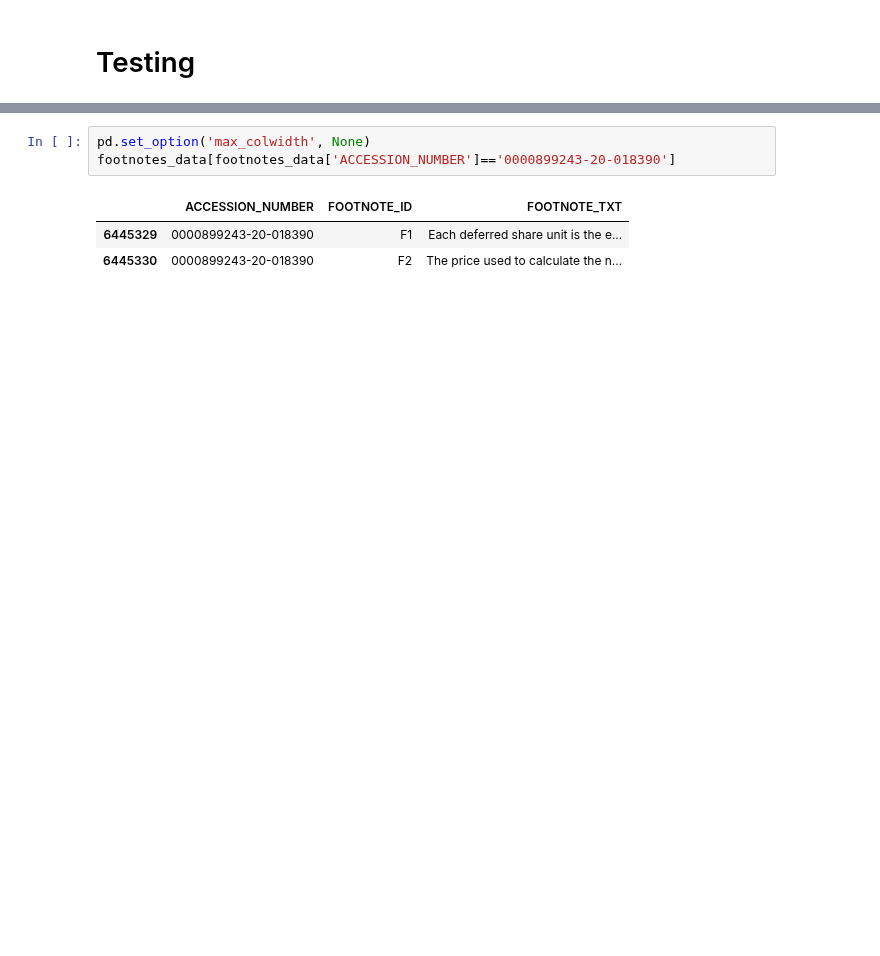
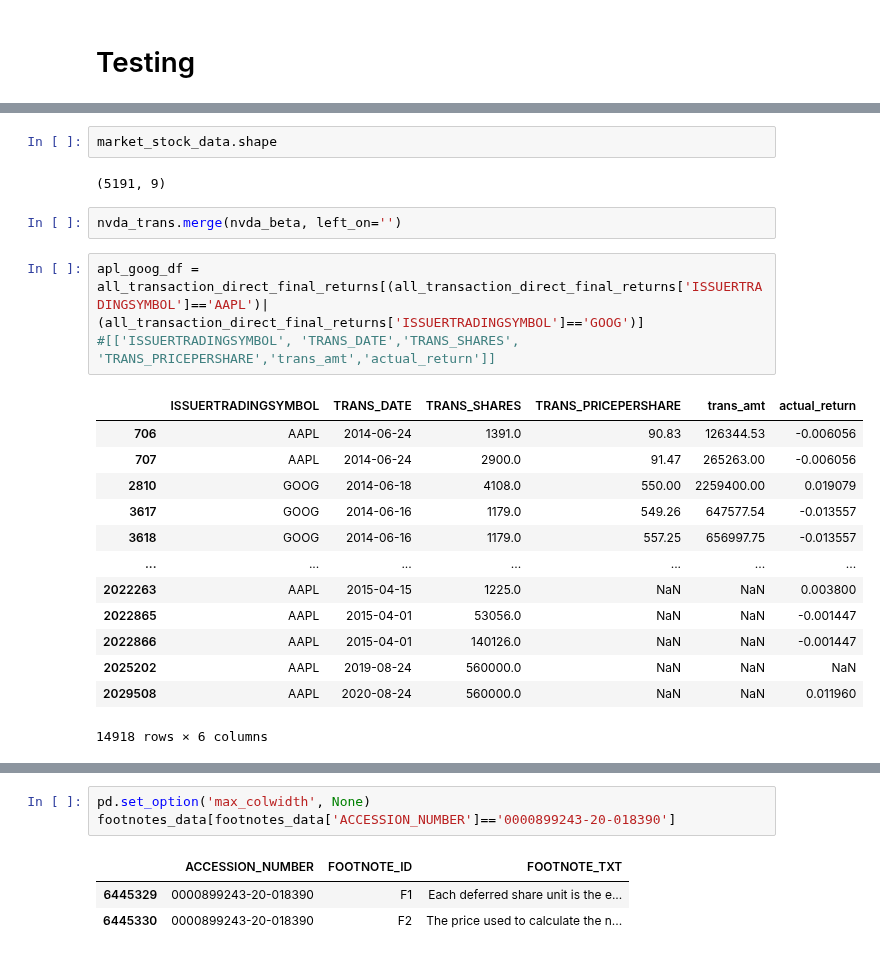
Before and after one commit to Blimperoo/DSA4263-Final-Insider-Trading, a Jupyter notebook: src/data/SEC_and_Litigations_EDA.ipynb, the cells around one changed output, grey strips where cells are left out. Cells and saved outputs as stored; diff of their text form; blank space fills up the shorter version.

```diff
--- a/src/data/SEC_and_Litigations_EDA.ipynb
+++ b/src/data/SEC_and_Litigations_EDA.ipynb
@@ -414,3 +607,26 @@ all_transaction_direct_final_returns[['ISSUERTRADINGSYMBOL', 'TRANS_DATE','TRANS
+# %%
+market_stock_data.shape
+# %% [output]
+(5191, 9)
+# %%
+nvda_trans.merge(nvda_beta, left_on='')
+# %%
+apl_goog_df = all_transaction_direct_final_returns[(all_transaction_direct_final_returns['ISSUERTRADINGSYMBOL']=='AAPL')|(all_transaction_direct_final_returns['ISSUERTRADINGSYMBOL']=='GOOG')]
+#[['ISSUERTRADINGSYMBOL', 'TRANS_DATE','TRANS_SHARES', 'TRANS_PRICEPERSHARE','trans_amt','actual_return']]
+# %% [output]
+|  | ISSUERTRADINGSYMBOL | TRANS_DATE | TRANS_SHARES | TRANS_PRICEPERSHARE | trans_amt | actual_return |
+| 706 | AAPL | 2014-06-24 | 1391.0 | 90.83 | 126344.53 | -0.006056 |
+| 707 | AAPL | 2014-06-24 | 2900.0 | 91.47 | 265263.00 | -0.006056 |
+| 2810 | GOOG | 2014-06-18 | 4108.0 | 550.00 | 2259400.00 | 0.019079 |
+| 3617 | GOOG | 2014-06-16 | 1179.0 | 549.26 | 647577.54 | -0.013557 |
+| 3618 | GOOG | 2014-06-16 | 1179.0 | 557.25 | 656997.75 | -0.013557 |
+| ... | ... | ... | ... | ... | ... | ... |
+| 2022263 | AAPL | 2015-04-15 | 1225.0 | NaN | NaN | 0.003800 |
+| 2022865 | AAPL | 2015-04-01 | 53056.0 | NaN | NaN | -0.001447 |
+| 2022866 | AAPL | 2015-04-01 | 140126.0 | NaN | NaN | -0.001447 |
+| 2025202 | AAPL | 2019-08-24 | 560000.0 | NaN | NaN | NaN |
+| 2029508 | AAPL | 2020-08-24 | 560000.0 | NaN | NaN | 0.011960 |
+14918 rows × 6 columns
 # %%
 test[['symbol', 'date','TRANS_SHARES', 'TRANS_PRICEPERSHARE','trans_amt','open', 'high', 'low', 'close', 'close_adjusted']].iloc[:100]
 test['Compare_Values'] = test['TRANS_PRICEPERSHARE'] - test['close']
```
Also changed, not shown: parts of 47 cells of this notebook.
